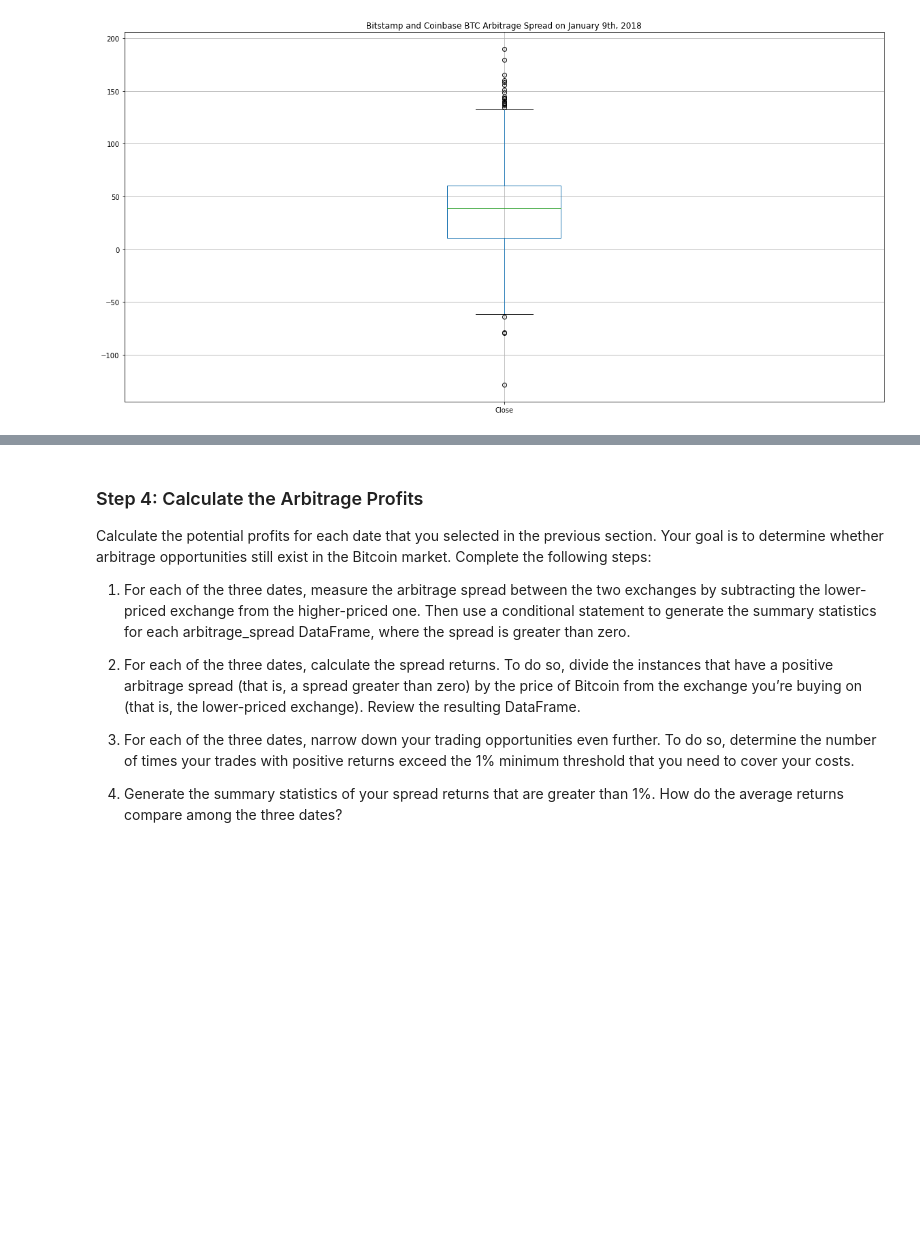
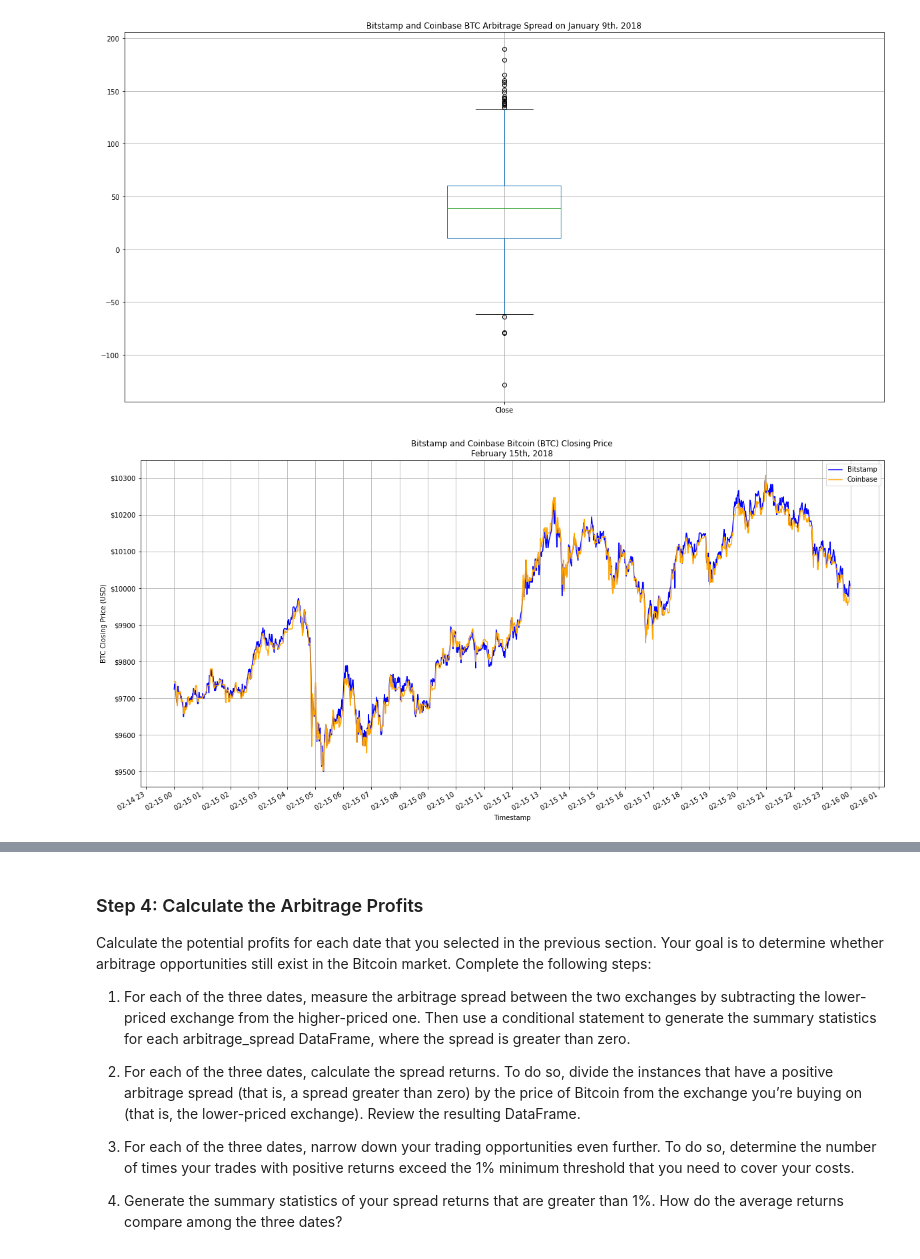
Before and after one commit to oneor11/fintech-arbitrage-analyzer, a Jupyter notebook: crypto_arbitrage.ipynb, the cells around one changed output, grey strips where cells are left out. Saved outputs shown, nothing was run; the diff lists cells and outputs as text; code cells hidden in the pictures; blank space fills up the shorter version.

```diff
--- a/crypto_arbitrage.ipynb
+++ b/crypto_arbitrage.ipynb
@@ -605,3 +601,36 @@ plt.show()
+# %%
+# Create an overlay plot that visualizes the two dataframes over a period of one day from the middle of the dataset.
+# Be sure that the plots include the parameters `legend`, `figsize`, `title`, `color` and `label`
+# YOUR CODE HERE
+#Middle of dataset date chosen: February 15th, 2018
+bitstamp_plot = bitstamp_sliced_df.loc['2018-02-15':'2018-02-15'].plot(
+                    title="Bitstamp and Coinbase Bitcoin (BTC) Closing Price\nFebruary 15th, 2018",
+                    figsize=(20,10),
+                    legend=True,
+                    xlabel="Timestamp",
+                    ylabel="BTC Closing Price (USD)",
+                    color="blue",
+                    label="Bitstamp",
+                    x_compat=True)
+bitstamp_plot.xaxis.set_major_locator(mdates.HourLocator())
+bitstamp_plot.yaxis.set_major_formatter('${x:1.0f}')
+bitstamp_plot.grid()
+
+
+coinbase_plot = coinbase_sliced_df.loc['2018-02-15':'2018-02-15'].plot(figsize=(20,10),
+                    legend=True,
+                    xlabel="Timestamp",
+                    ylabel="BTC Closing Price (USD)",
+                    color="orange",
+                    label="Coinbase",
+                    x_compat=True)
+coinbase_plot.xaxis.set_major_locator(mdates.HourLocator())
+coinbase_plot.yaxis.set_major_formatter('${x:1.0f}')
+coinbase_plot.grid()
+
+plt.show()
+# %% [output]
+[figure, added]
 # %%
 # Using the date in the middle that you have selected, calculate the arbitrage spread
 # by subtracting the bitstamp lower closing prices from the coinbase higher closing prices
```
Also changed, not shown: parts of 64 cells of this notebook.
